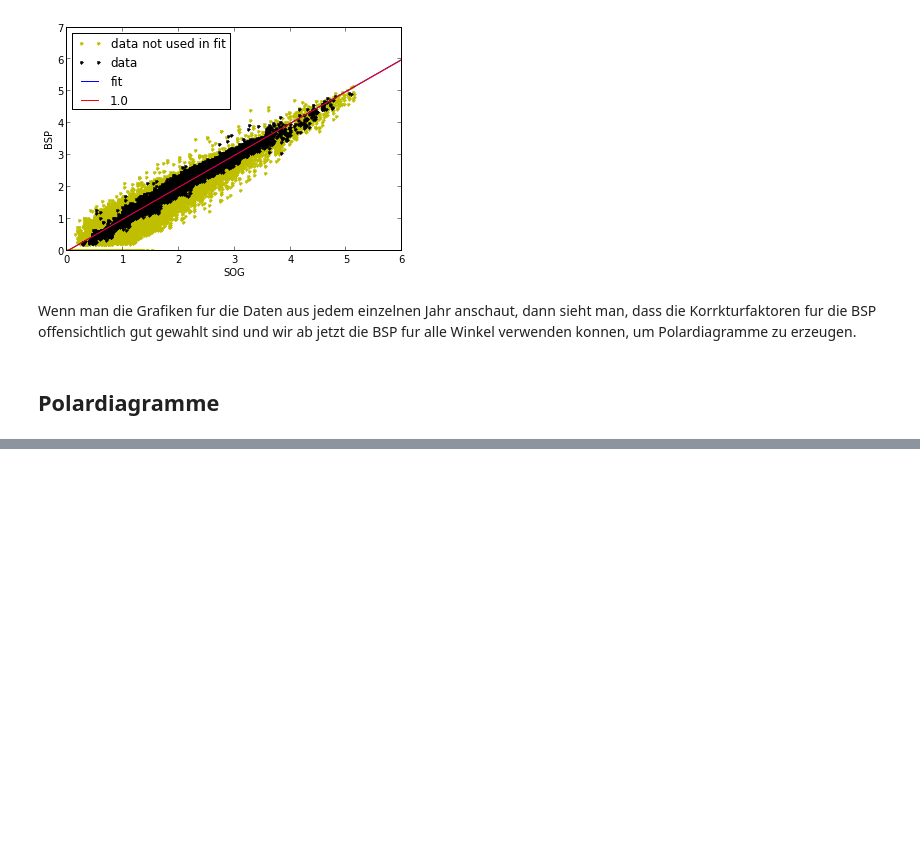
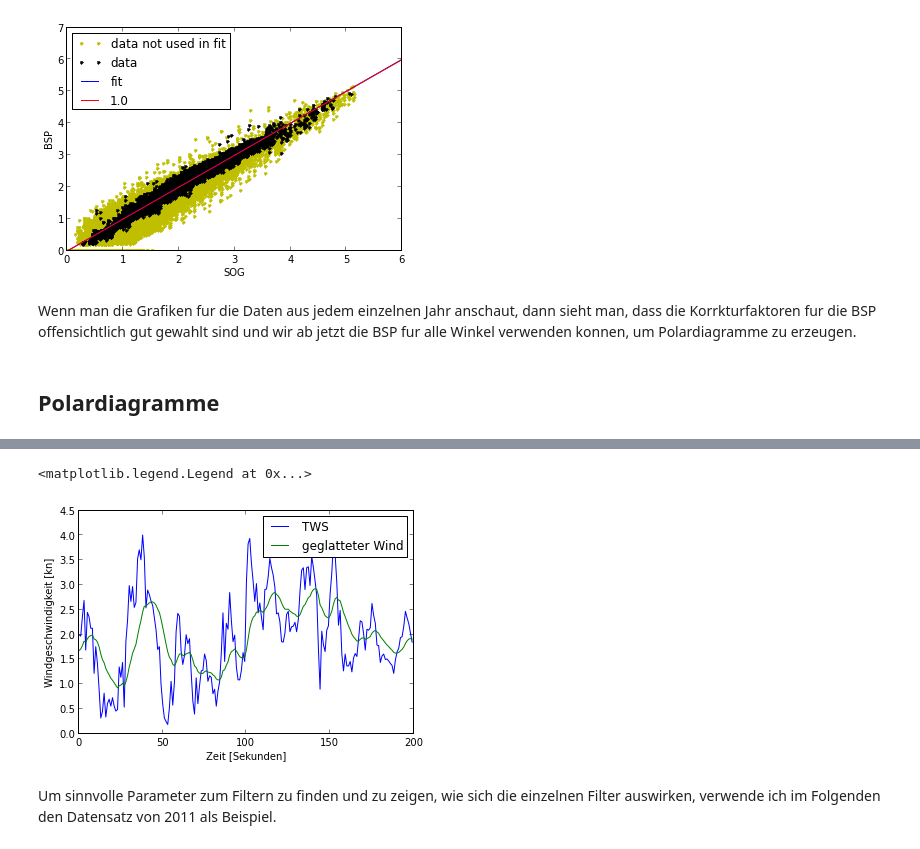
Before and after one commit to Roemerschiff/NX2, a Jupyter notebook: Polarplots.ipynb, the cells around one changed output, grey strips where cells are left out. Drawn from its saved outputs; the diff is of its cells as text; code cells hidden in the pictures; blank space fills up the shorter version.

```diff
--- a/Polarplots.ipynb
+++ b/Polarplots.ipynb
@@ -135,0 +140,11 @@ Wenn man die Grafiken fur die Daten aus jedem einzelnen Jahr anschaut, dann sieh
+# %%
+plt.plot(d11['TWS'][3600:3800], label = 'TWS')
+plt.plot(NX2.smooth_expdec(d11['TWS'], 10)[3600:3800], label = 'geglatteter Wind')
+plt.xlabel('Zeit [Sekunden]')
+plt.ylabel('Windgeschwindigkeit [kn]')
+plt.legend()
+# %% [output]
+<matplotlib.legend.Legend at 0x...>
+[figure, added]
+# %% [markdown]
+Um sinnvolle Parameter zum Filtern zu finden und zu zeigen, wie sich die einzelnen Filter auswirken, verwende ich im Folgenden den Datensatz von 2011 als Beispiel.
```
Also changed, not shown: parts of 25 cells of this notebook.
